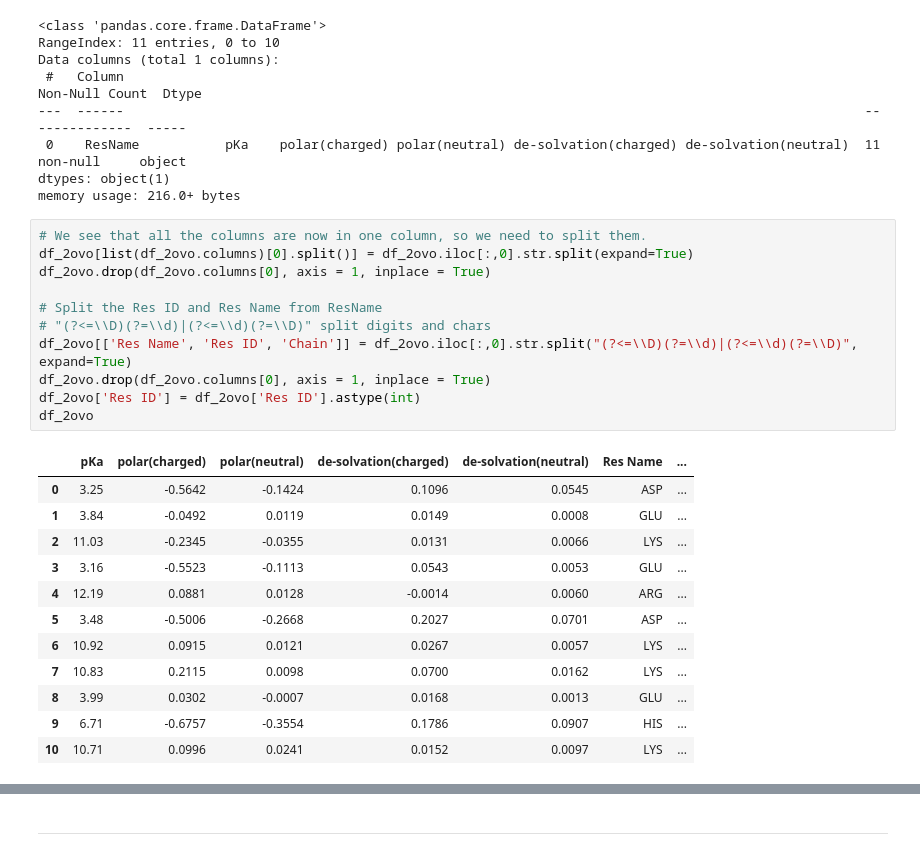
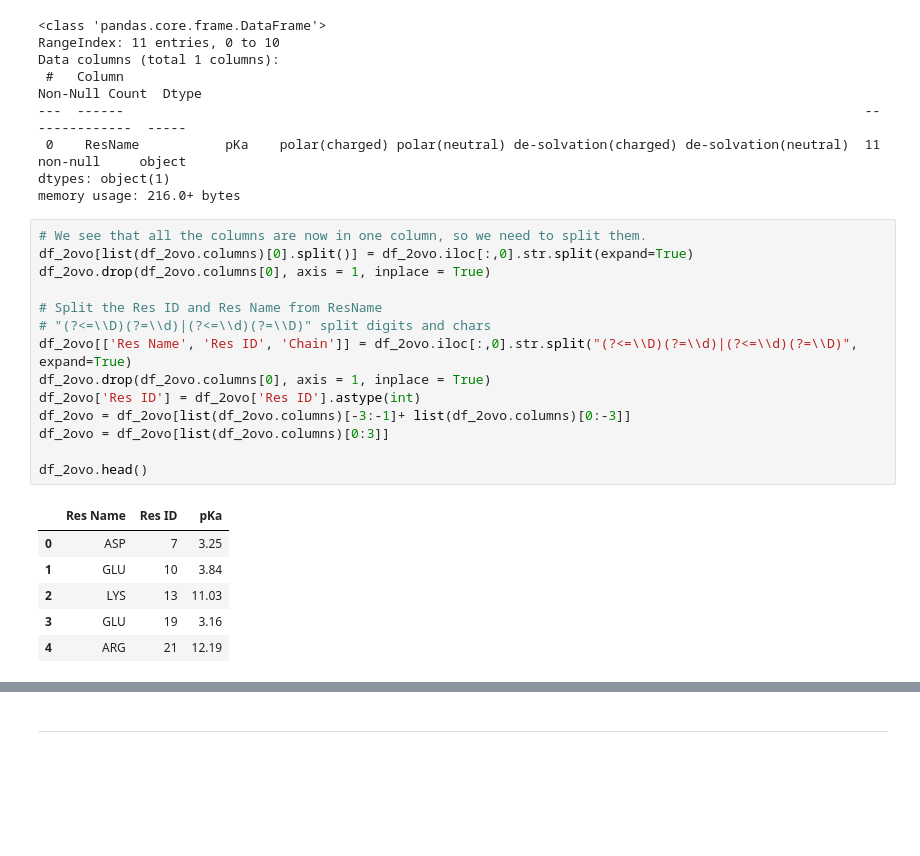
Before and after one commit to YongjiaXu/protein_pKa, a Jupyter notebook: protein_pKa.ipynb, the cells around one changed output, grey strips where cells are left out. Cells and saved outputs as stored; diff of their text form; blank space fills up the shorter version.

```diff
--- a/protein_pKa.ipynb
+++ b/protein_pKa.ipynb
@@ -169,24 +185,21 @@ memory usage: 216.0+ bytes
 # %%
 # We see that all the columns are now in one column, so we need to split them.
 df_2ovo[list(df_2ovo.columns)[0].split()] = df_2ovo.iloc[:,0].str.split(expand=True)
 df_2ovo.drop(df_2ovo.columns[0], axis = 1, inplace = True)
 
 # Split the Res ID and Res Name from ResName
 # "(?<=\\D)(?=\\d)|(?<=\\d)(?=\\D)" split digits and chars
 df_2ovo[['Res Name', 'Res ID', 'Chain']] = df_2ovo.iloc[:,0].str.split("(?<=\\D)(?=\\d)|(?<=\\d)(?=\\D)", expand=True)
 df_2ovo.drop(df_2ovo.columns[0], axis = 1, inplace = True)
 df_2ovo['Res ID'] = df_2ovo['Res ID'].astype(int)
-df_2ovo
+df_2ovo = df_2ovo[list(df_2ovo.columns)[-3:-1]+ list(df_2ovo.columns)[0:-3]]
+df_2ovo = df_2ovo[list(df_2ovo.columns)[0:3]]
+
+df_2ovo.head()
 # %% [output]
-|  | pKa | polar(charged) | polar(neutral) | de-solvation(charged) | de-solvation(neutral) | Res Name | ... |
-| 0 | 3.25 | -0.5642 | -0.1424 | 0.1096 | 0.0545 | ASP | ... |
-| 1 | 3.84 | -0.0492 | 0.0119 | 0.0149 | 0.0008 | GLU | ... |
-| 2 | 11.03 | -0.2345 | -0.0355 | 0.0131 | 0.0066 | LYS | ... |
-| 3 | 3.16 | -0.5523 | -0.1113 | 0.0543 | 0.0053 | GLU | ... |
-| 4 | 12.19 | 0.0881 | 0.0128 | -0.0014 | 0.0060 | ARG | ... |
-| 5 | 3.48 | -0.5006 | -0.2668 | 0.2027 | 0.0701 | ASP | ... |
-| 6 | 10.92 | 0.0915 | 0.0121 | 0.0267 | 0.0057 | LYS | ... |
-| 7 | 10.83 | 0.2115 | 0.0098 | 0.0700 | 0.0162 | LYS | ... |
-| 8 | 3.99 | 0.0302 | -0.0007 | 0.0168 | 0.0013 | GLU | ... |
-| 9 | 6.71 | -0.6757 | -0.3554 | 0.1786 | 0.0907 | HIS | ... |
-| 10 | 10.71 | 0.0996 | 0.0241 | 0.0152 | 0.0097 | LYS | ... |
+|  | Res Name | Res ID | pKa |
+| 0 | ASP | 7 | 3.25 |
+| 1 | GLU | 10 | 3.84 |
+| 2 | LYS | 13 | 11.03 |
+| 3 | GLU | 19 | 3.16 |
+| 4 | ARG | 21 | 12.19 |
```
Also changed, not shown: parts of 33 cells of this notebook, 14 other files.
